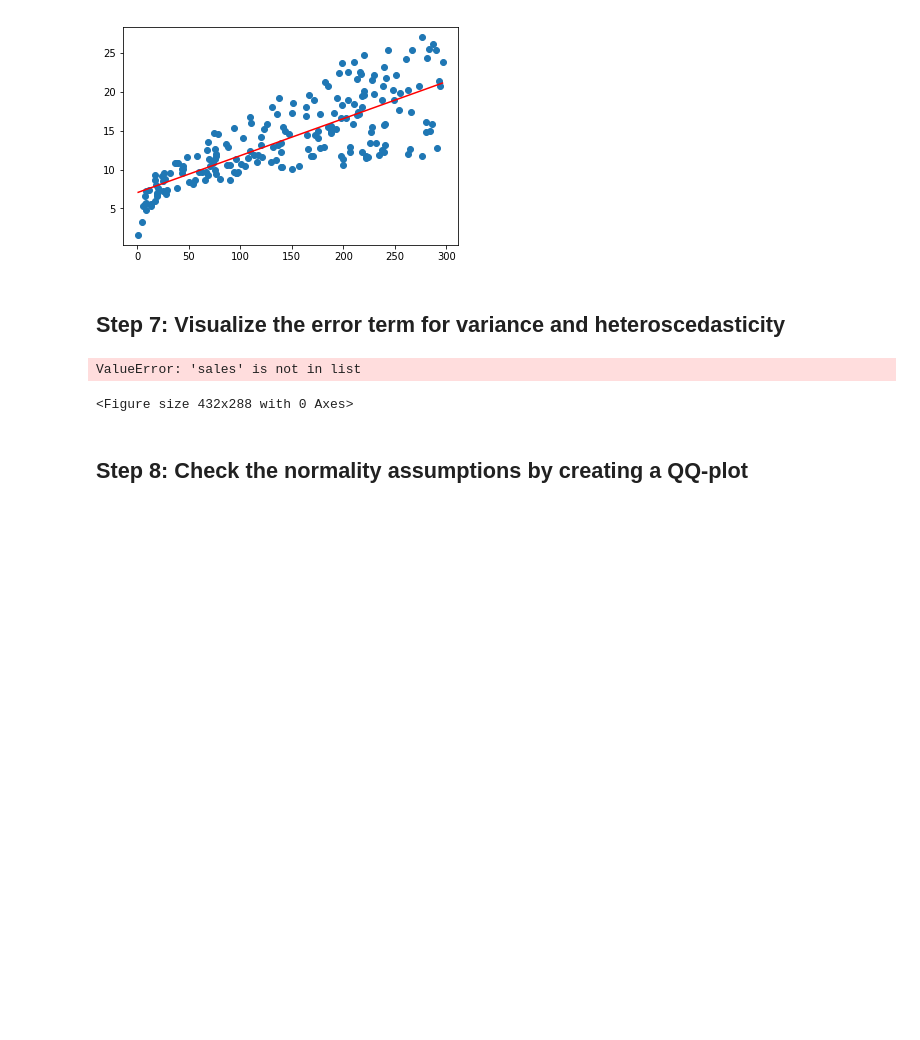
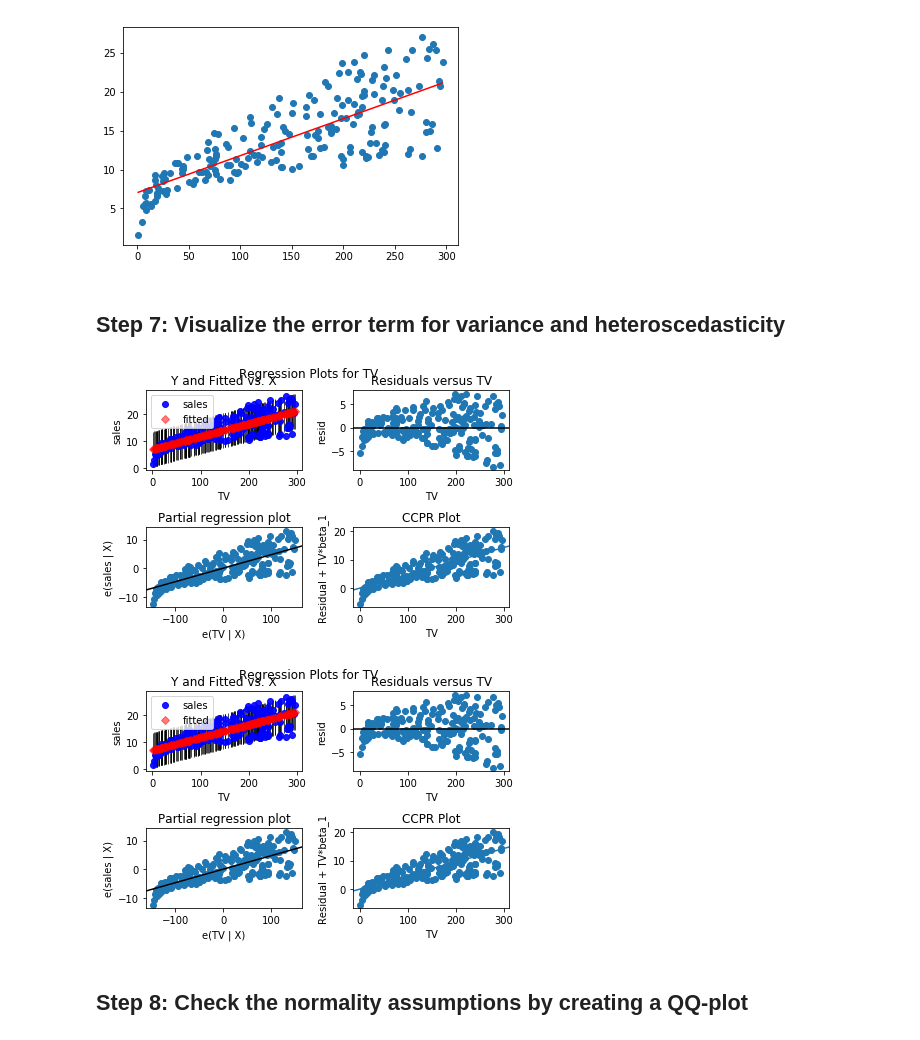
Before and after one commit to Mcllstr/dsc-ols-statsmodels-lab-dc-ds-060319, a Jupyter notebook: index.ipynb, the cells around one changed output. Drawn from its saved outputs; the diff is of its cells as text; code cells hidden in the pictures; blank space fills up the shorter version.

```diff
--- a/index.ipynb
+++ b/index.ipynb
@@ -165,10 +165,11 @@ plt.plot(new_df.TV, predictions, color='red')
 # %% [markdown]
 ## Step 7: Visualize the error term for variance and heteroscedasticity
 # %%
-sm.graphics.plot_regress_exog(model, 'sales')
+
+sm.graphics.plot_regress_exog(model, 'TV')
 # %% [output]
-ValueError: 'sales' is not in list
-<Figure size 432x288 with 0 Axes>
+[figure, added]
+[figure, added]
 # %%
 # Record Your observations on heteroscedasticity
 # %% [markdown]
```
